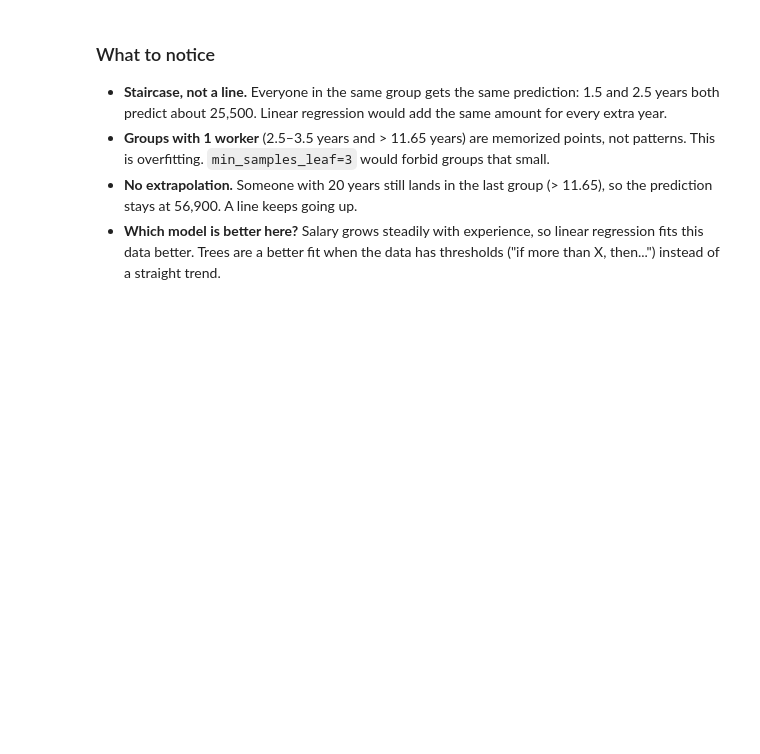
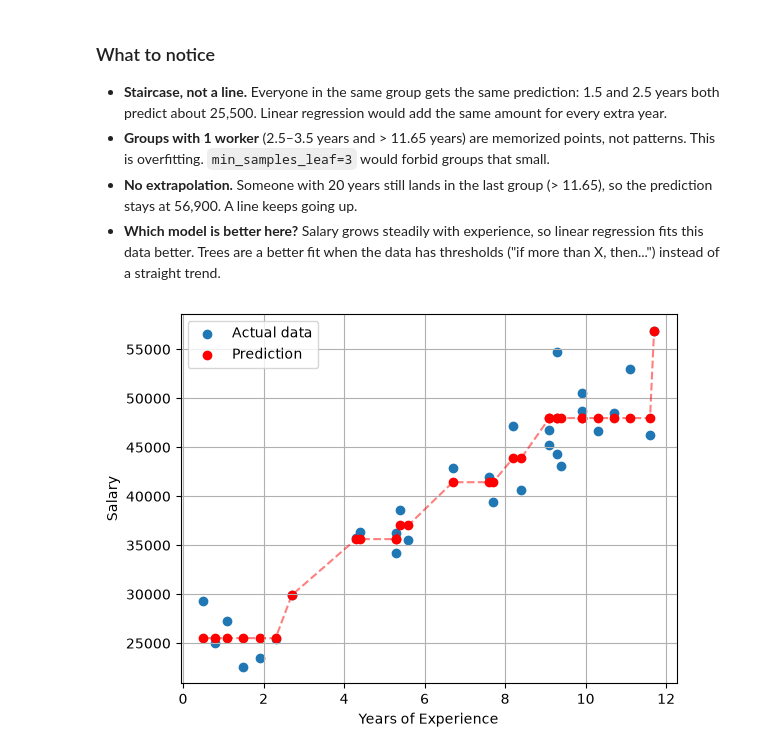
Before and after one commit to NainIglesias/supervised-learning, a Jupyter notebook: decision_trees.ipynb, the cells around one changed output. Saved outputs shown, nothing was run; the diff lists cells and outputs as text; code cells hidden in the pictures; blank space fills up the shorter version.

```diff
--- a/decision_trees.ipynb
+++ b/decision_trees.ipynb
@@ -143,3 +145,16 @@ Mean salary of this group: 35625.0
 - **Groups with 1 worker** (2.5–3.5 years and > 11.65 years) are memorized points, not patterns. This is overfitting. `min_samples_leaf=3` would forbid groups that small.
 - **No extrapolation.** Someone with 20 years still lands in the last group (> 11.65), so the prediction stays at 56,900. A line keeps going up.
 - **Which model is better here?** Salary grows steadily with experience, so linear regression fits this data better. Trees are a better fit when the data has thresholds ("if more than X, then...") instead of a straight trend.
+# %%
+plt.scatter(df['YearsExperience'], df['Salary'], label='Actual data')
+df = df.sort_values(by=['YearsExperience'])
+y_pred = tree_reg.predict(df[['YearsExperience']])
+plt.scatter(df['YearsExperience'], y_pred, color='red', label ='Prediction')
+plt.plot(df['YearsExperience'], y_pred,  color='red', linestyle='--', alpha=0.5)
+plt.xlabel('Years of Experience')
+plt.ylabel('Salary')
+plt.legend()
+plt.grid(True)
+plt.show()
+# %% [output]
+[figure, added]
```
Also changed, not shown: parts of 4 cells of this notebook, 1 other file.
